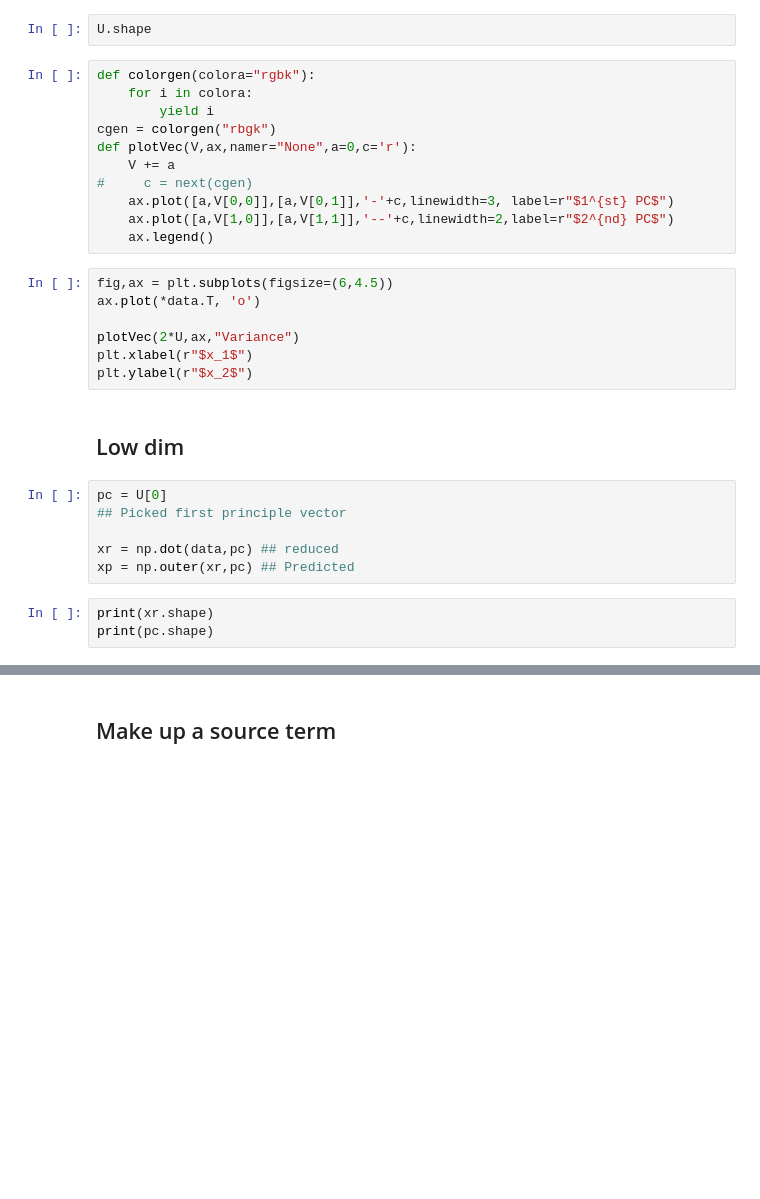
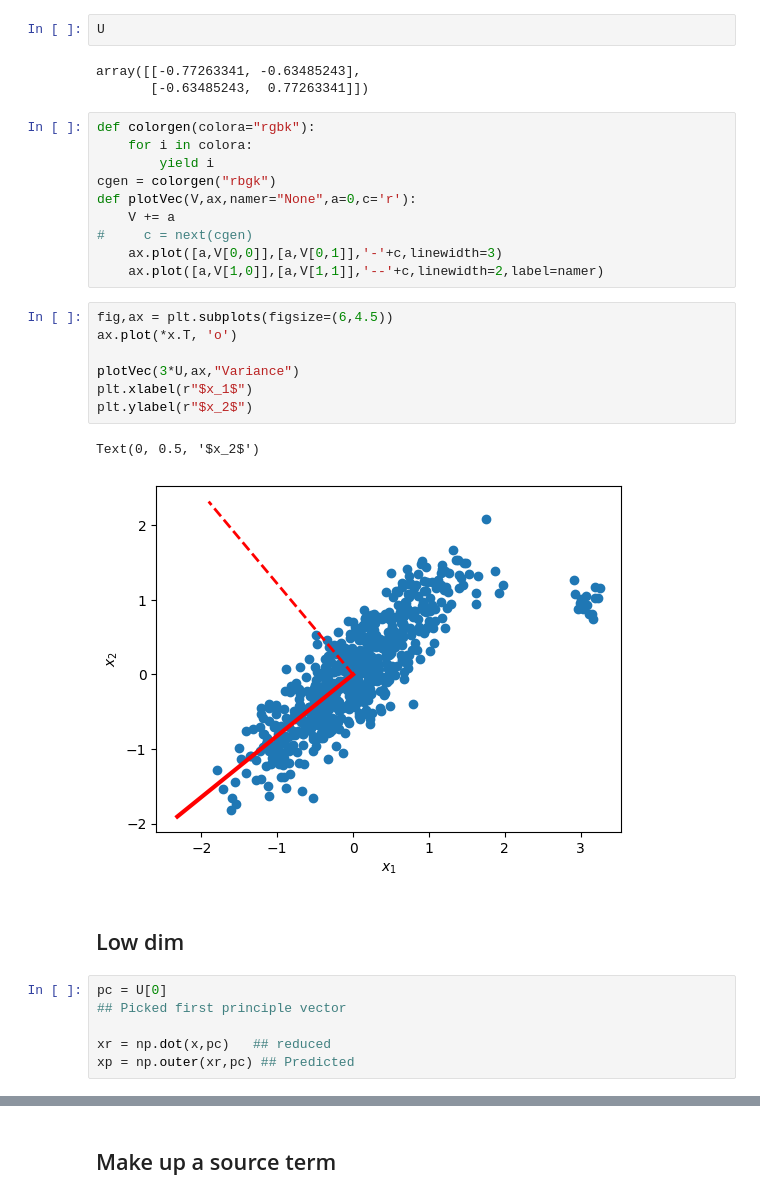
Before and after one commit to kulkarnisp/dim-red, a Jupyter notebook: examples/two_dimen.ipynb, the cells around one changed output, grey strips where cells are left out. Saved outputs shown, nothing was run; the diff lists cells and outputs as text; blank space fills up the shorter version.

```diff
--- a/examples/two_dimen.ipynb
+++ b/examples/two_dimen.ipynb
@@ -24,5 +45,8 @@ V,S,U = np.linalg.svd(data,full_matrices=False)
 # %%
-U.shape
+U
+# %% [output]
+array([[-0.77263341, -0.63485243],
+       [-0.63485243,  0.77263341]])
 # %%
 def colorgen(colora="rgbk"):
     for i in colora:
@@ -31,25 +55,24 @@ cgen = colorgen("rbgk")
 def plotVec(V,ax,namer="None",a=0,c='r'):
     V += a
 #     c = next(cgen)
-    ax.plot([a,V[0,0]],[a,V[0,1]],'-'+c,linewidth=3, label=r"$1^{st} PC$")
-    ax.plot([a,V[1,0]],[a,V[1,1]],'--'+c,linewidth=2,label=r"$2^{nd} PC$")
-    ax.legend()
+    ax.plot([a,V[0,0]],[a,V[0,1]],'-'+c,linewidth=3)
+    ax.plot([a,V[1,0]],[a,V[1,1]],'--'+c,linewidth=2,label=namer)
 # %%
 fig,ax = plt.subplots(figsize=(6,4.5))
-ax.plot(*data.T, 'o')
+ax.plot(*x.T, 'o')
 
-plotVec(2*U,ax,"Variance")
+plotVec(3*U,ax,"Variance")
 plt.xlabel(r"$x_1$")
 plt.ylabel(r"$x_2$")
+# %% [output]
+Text(0, 0.5, '$x_2$')
+[figure, added]
 # %% [markdown]
 ## Low dim
 # %%
 pc = U[0]
 ## Picked first principle vector
 
-xr = np.dot(data,pc) ## reduced
+xr = np.dot(x,pc)   ## reduced
 xp = np.outer(xr,pc) ## Predicted
-# %%
-print(xr.shape)
-print(pc.shape)
 # %%
```
Also changed, not shown: parts of 30 cells of this notebook.
